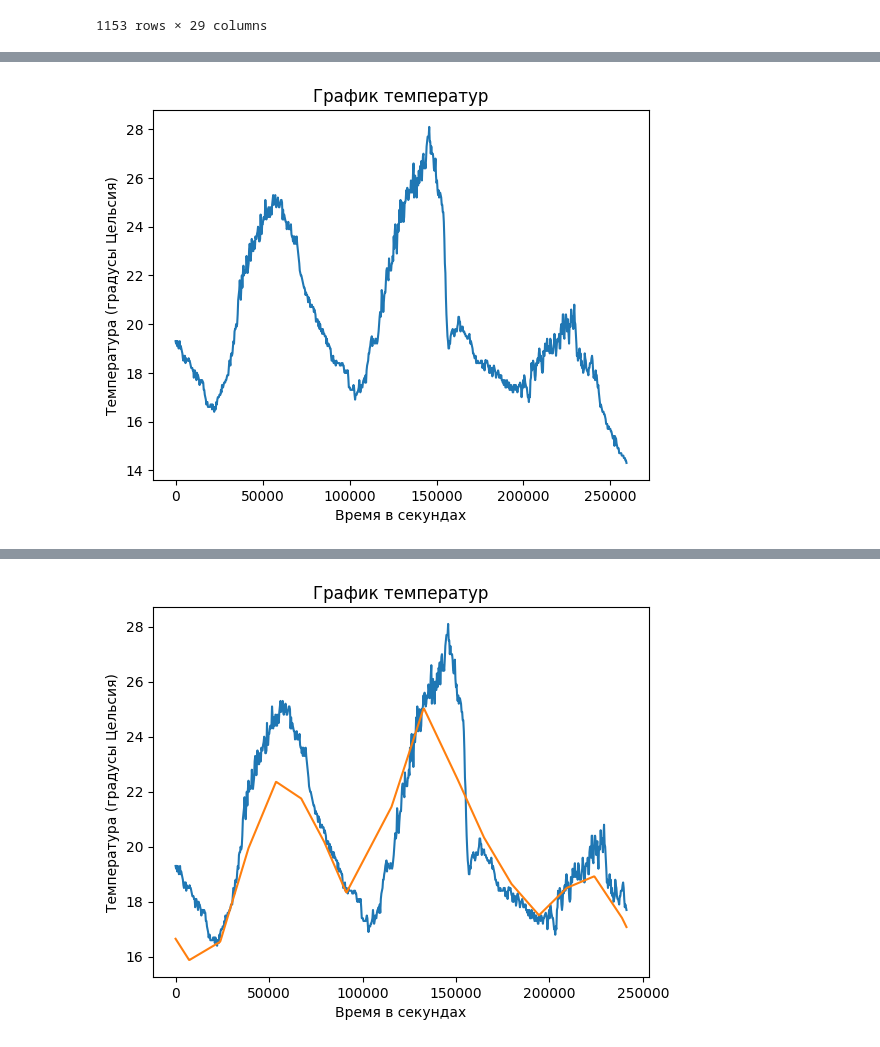
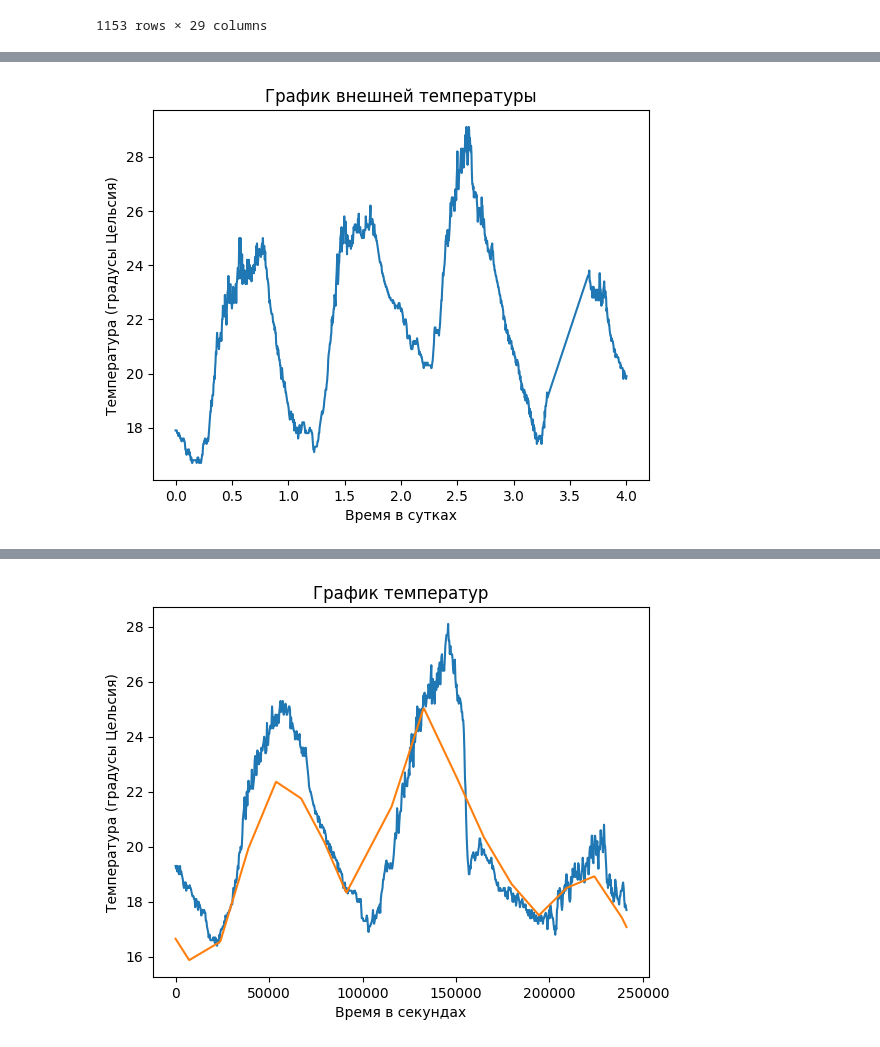
Before and after one commit to mozhayka/microclimate, a Jupyter notebook: src/main.ipynb, the cells around one changed output, grey strips where cells are left out. Saved outputs shown, nothing was run; the diff lists cells and outputs as text; code cells hidden in the pictures.

```diff
--- a/src/main.ipynb
+++ b/src/main.ipynb
@@ -58,13 +58,16 @@ print_results(df_test, result[-1], max_shift)
 
 [805 rows x 3 columns]
 # %%
-plt.plot(time_column(df_test), outer_temperature(df_test))
-plt.xlabel('Время в секундах')
+time = time_column(df_train, 0, 0) / (3600 * 24)
+ambient = outer_temperature(df_train, 0, 0)
+
+plt.plot(time, ambient)
+plt.xlabel('Время в сутках')
 plt.ylabel('Температура (градусы Цельсия)')
-plt.title('График температур')
+plt.title('График внешней температуры')
 plt.show()
 # %% [output]
-[figure, old version]
+[figure, new version]
 # %%
 day = 12 * 24
 # 11, 13
```
Also changed, not shown: parts of 4 cells of this notebook, 36 other files.
